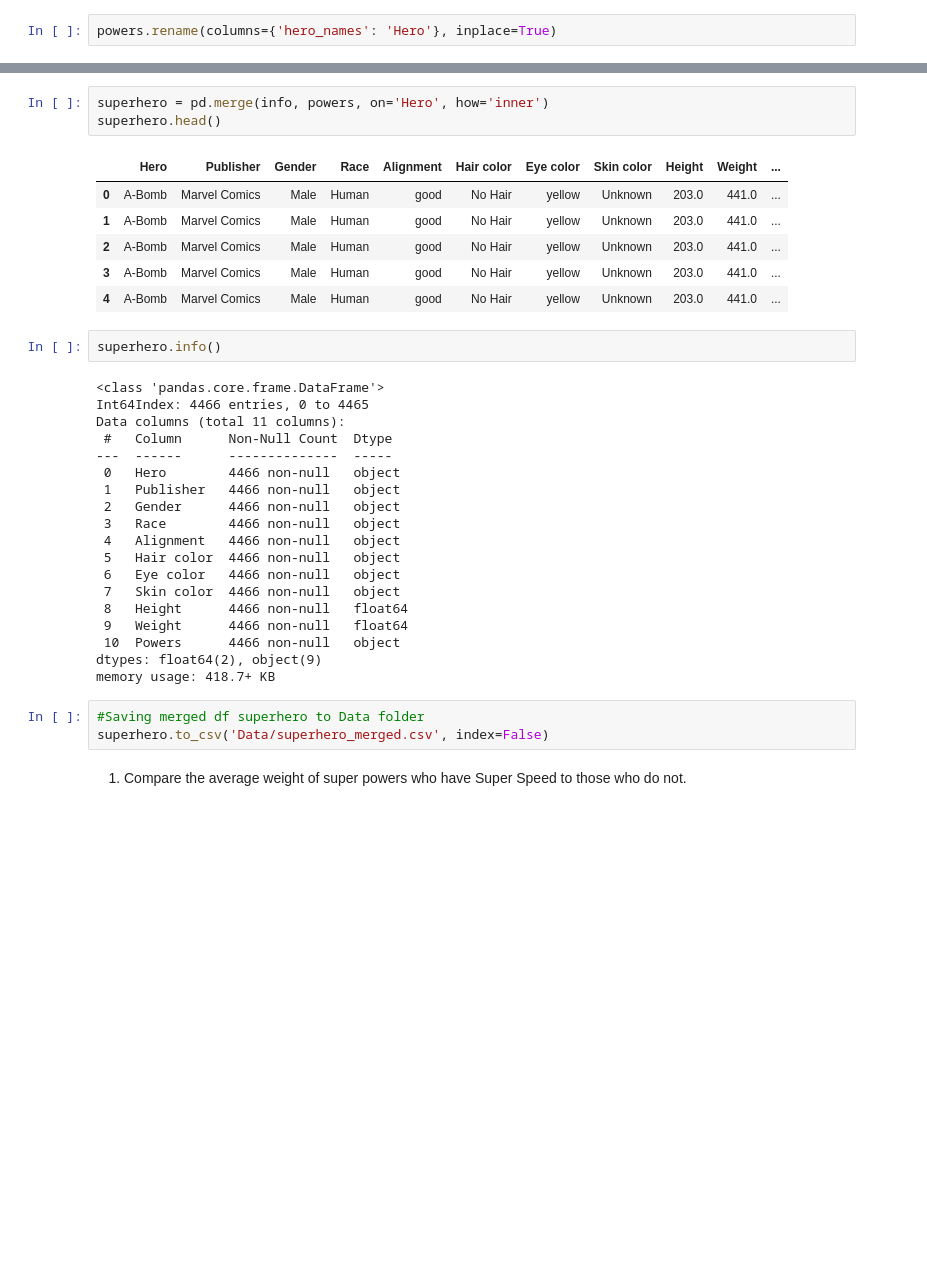
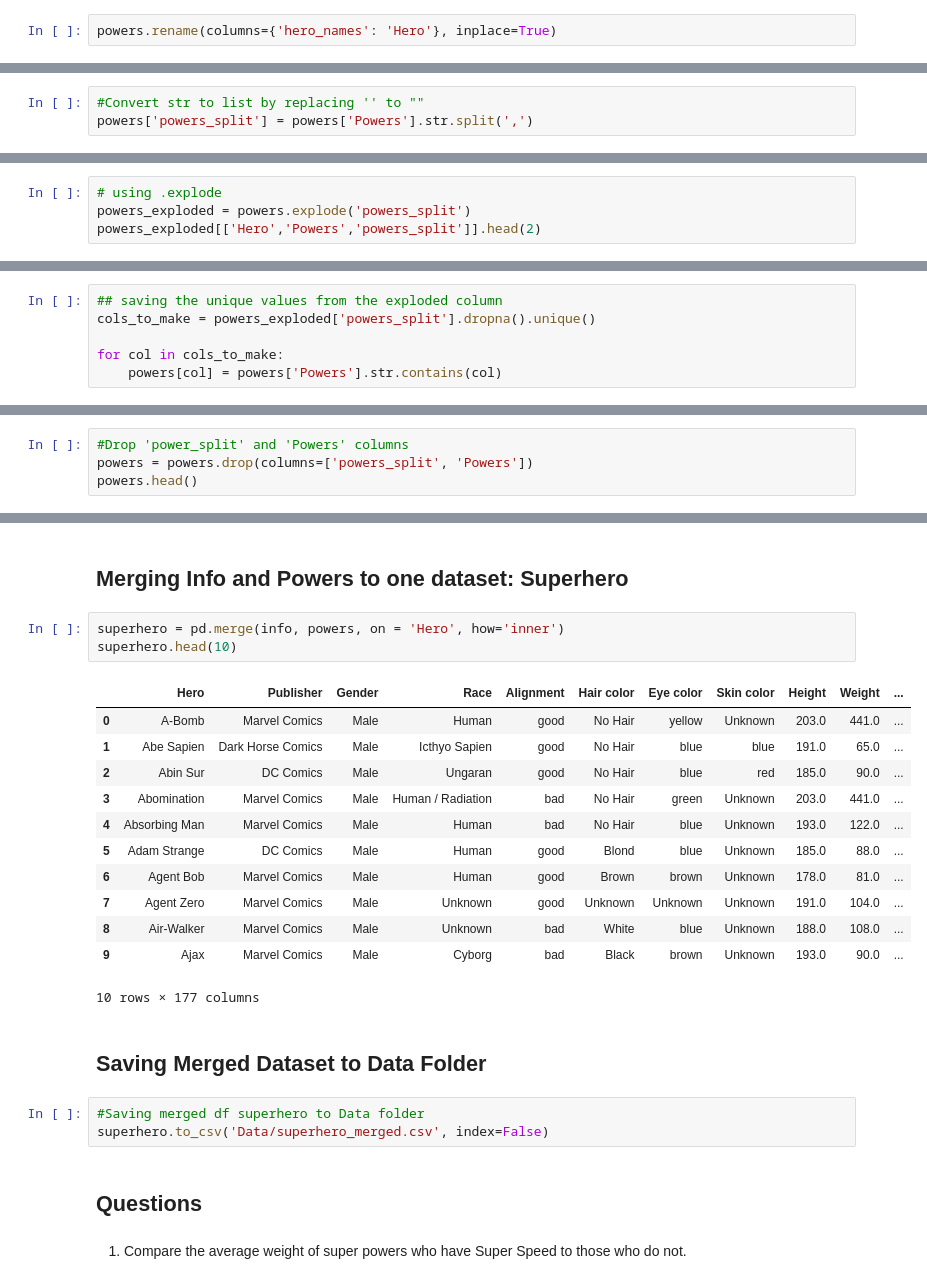
Before and after one commit to patelmedha/SuperHero, a Jupyter notebook: Applying Advanced Transformations.ipynb, the cells around one changed output, grey strips where cells are left out. Cells and saved outputs as stored; diff of their text form; blank space fills up the shorter version.

```diff
--- a/Applying Advanced Transformations.ipynb
+++ b/Applying Advanced Transformations.ipynb
@@ -321,0 +280,3 @@ memory usage: 137.7+ KB
+# %%
+#Convert str to list by replacing '' to ""
+powers['powers_split'] = powers['Powers'].str.split(',')
@@ -321,0 +302,4 @@ memory usage: 137.7+ KB
+# %%
+# using .explode
+powers_exploded = powers.explode('powers_split')
+powers_exploded[['Hero','Powers','powers_split']].head(2)
@@ -321,0 +310,6 @@ memory usage: 137.7+ KB
+# %%
+## saving the unique values from the exploded column
+cols_to_make = powers_exploded['powers_split'].dropna().unique()
+
+for col in cols_to_make:
+    powers[col] = powers['Powers'].str.contains(col)
@@ -321,0 +326,4 @@ memory usage: 137.7+ KB
+# %%
+#Drop 'power_split' and 'Powers' columns
+powers = powers.drop(columns=['powers_split', 'Powers'])
+powers.head()
@@ -322,36 +338,27 @@ memory usage: 137.7+ KB
+# %% [markdown]
+## Merging Info and Powers to one dataset: Superhero
 # %%
-superhero = pd.merge(info, powers, on='Hero', how='inner')
-superhero.head()
+superhero = pd.merge(info, powers, on = 'Hero', how='inner')
+superhero.head(10)
 # %% [output]
 |  | Hero | Publisher | Gender | Race | Alignment | Hair color | Eye color | Skin color | Height | Weight | ... |
 | 0 | A-Bomb | Marvel Comics | Male | Human | good | No Hair | yellow | Unknown | 203.0 | 441.0 | ... |
-| 1 | A-Bomb | Marvel Comics | Male | Human | good | No Hair | yellow | Unknown | 203.0 | 441.0 | ... |
-| 2 | A-Bomb | Marvel Comics | Male | Human | good | No Hair | yellow | Unknown | 203.0 | 441.0 | ... |
-| 3 | A-Bomb | Marvel Comics | Male | Human | good | No Hair | yellow | Unknown | 203.0 | 441.0 | ... |
-| 4 | A-Bomb | Marvel Comics | Male | Human | good | No Hair | yellow | Unknown | 203.0 | 441.0 | ... |
+| 1 | Abe Sapien | Dark Horse Comics | Male | Icthyo Sapien | good | No Hair | blue | blue | 191.0 | 65.0 | ... |
+| 2 | Abin Sur | DC Comics | Male | Ungaran | good | No Hair | blue | red | 185.0 | 90.0 | ... |
+| 3 | Abomination | Marvel Comics | Male | Human / Radiation | bad | No Hair | green | Unknown | 203.0 | 441.0 | ... |
+| 4 | Absorbing Man | Marvel Comics | Male | Human | bad | No Hair | blue | Unknown | 193.0 | 122.0 | ... |
+| 5 | Adam Strange | DC Comics | Male | Human | good | Blond | blue | Unknown | 185.0 | 88.0 | ... |
+| 6 | Agent Bob | Marvel Comics | Male | Human | good | Brown | brown | Unknown | 178.0 | 81.0 | ... |
+| 7 | Agent Zero | Marvel Comics | Male | Unknown | good | Unknown | Unknown | Unknown | 191.0 | 104.0 | ... |
+| 8 | Air-Walker | Marvel Comics | Male | Unknown | bad | White | blue | Unknown | 188.0 | 108.0 | ... |
+| 9 | Ajax | Marvel Comics | Male | Cyborg | bad | Black | brown | Unknown | 193.0 | 90.0 | ... |
+10 rows × 177 columns
-# %%
-superhero.info()
-# %% [output]
-<class 'pandas.core.frame.DataFrame'>
-Int64Index: 4466 entries, 0 to 4465
-Data columns (total 11 columns):
- #   Column      Non-Null Count  Dtype
----  ------      --------------  -----
- 0   Hero        4466 non-null   object
- 1   Publisher   4466 non-null   object
- 2   Gender      4466 non-null   object
- 3   Race        4466 non-null   object
- 4   Alignment   4466 non-null   object
- 5   Hair color  4466 non-null   object
- 6   Eye color   4466 non-null   object
- 7   Skin color  4466 non-null   object
- 8   Height      4466 non-null   float64
- 9   Weight      4466 non-null   float64
- 10  Powers      4466 non-null   object
-dtypes: float64(2), object(9)
-memory usage: 418.7+ KB
+# %% [markdown]
+## Saving Merged Dataset to Data Folder
 # %%
 #Saving merged df superhero to Data folder
 superhero.to_csv('Data/superhero_merged.csv', index=False)
+# %% [markdown]
+## Questions
 # %% [markdown]
 1. Compare the average weight of super powers who have Super Speed to those who do not.
```
Also changed, not shown: parts of 19 cells of this notebook, 1 other file.
